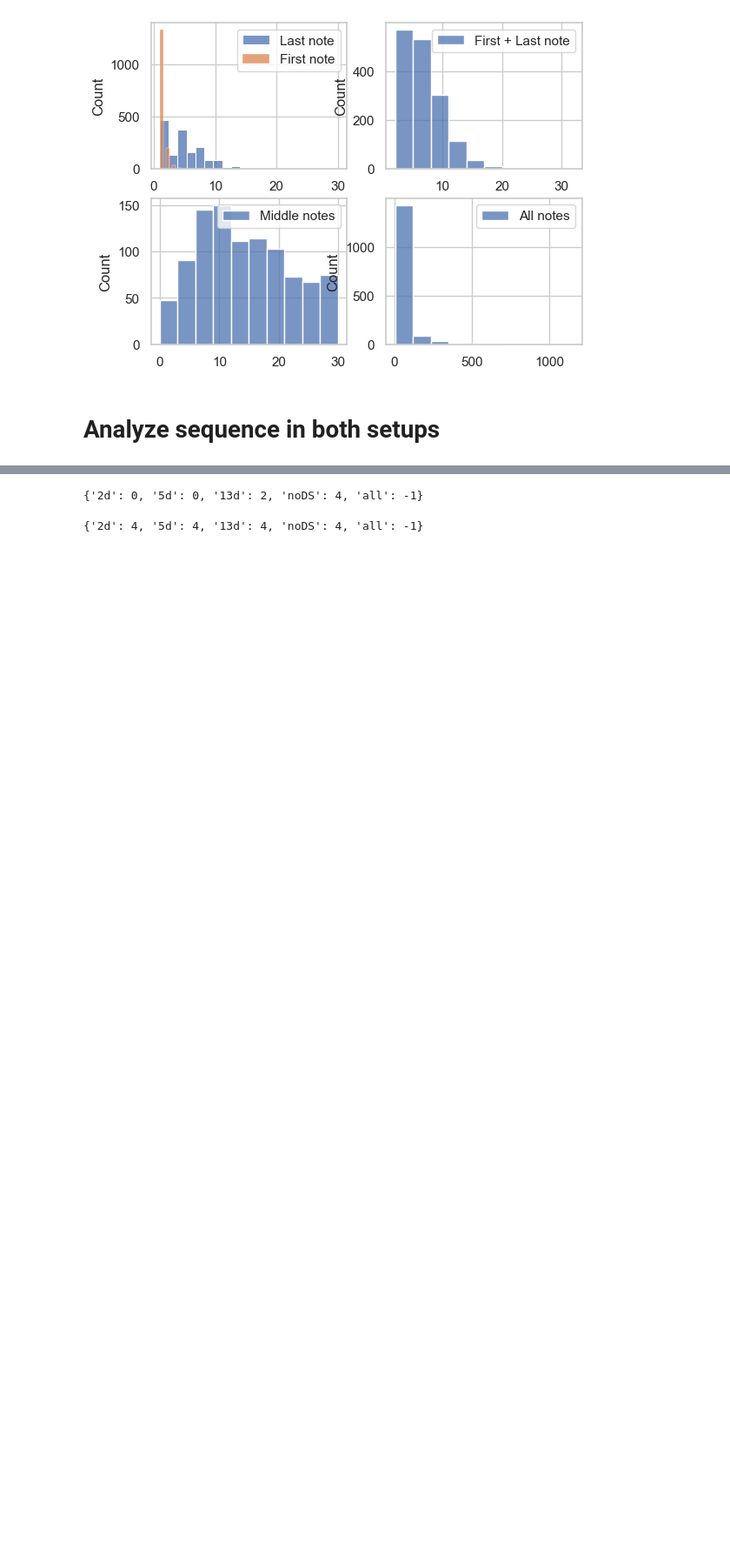
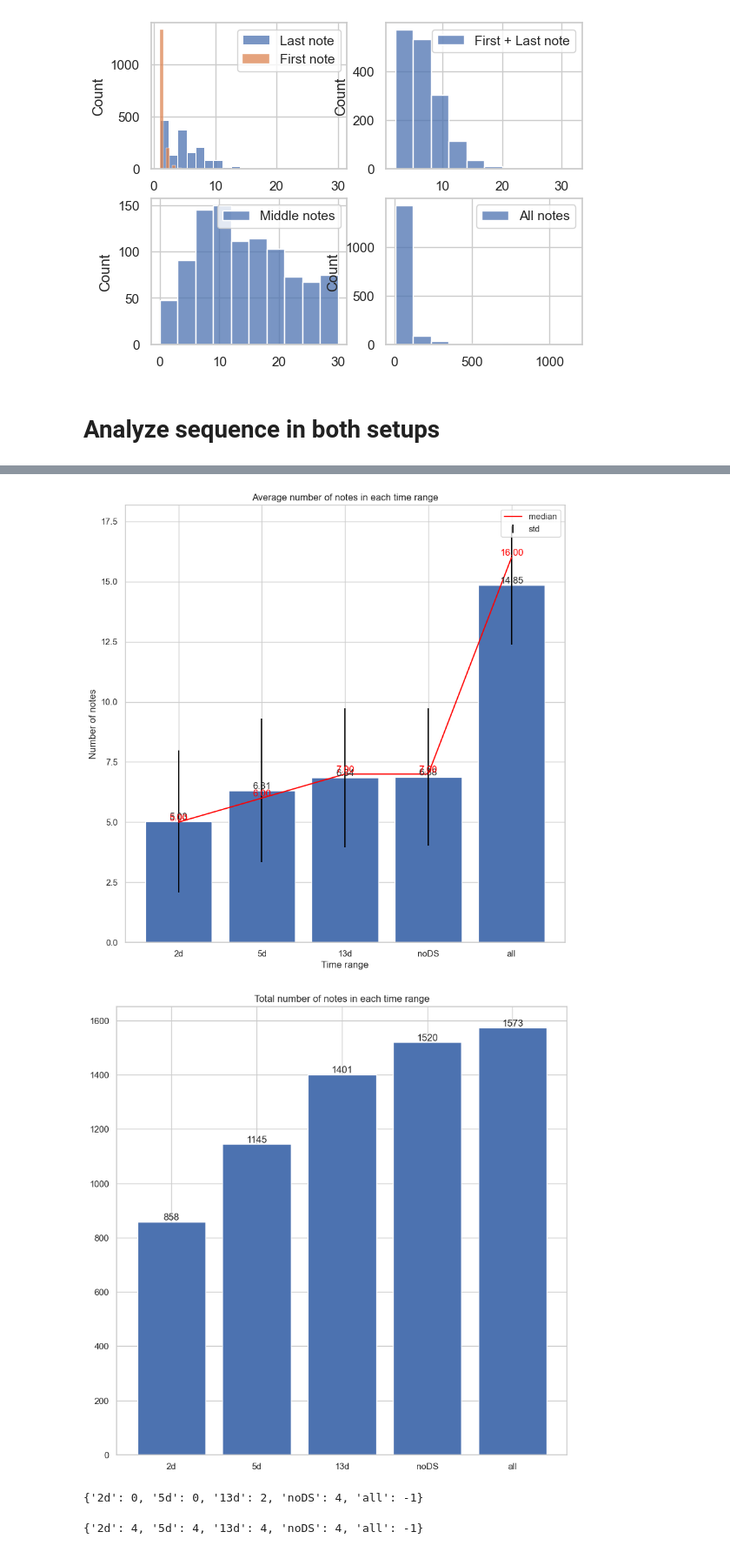
Before and after one commit to mireiahernandez/icd-continuous-prediction, a Jupyter notebook: temporal_data_analysis.ipynb, the cells around one changed output, grey strips where cells are left out. Shown: that part at 87% size. Cells and saved outputs as stored; diff of their text form; code cells hidden in the pictures; blank space fills up the shorter version.

```diff
--- a/temporal_data_analysis.ipynb
+++ b/temporal_data_analysis.ipynb
@@ -384,3 +460,8 @@ validation_set_latest =  get_dataset(notes_agg_df, "VALIDATION", tokenizer = tok
+# %%
+plot_temporal_dist(notes_length_latest, num_samples_latest)
+# %% [output]
+[figure, added]
+[figure, added]
 # %%
 sample = validation_set[45]
 # %%
```
Also changed, not shown: parts of 9 cells of this notebook.
